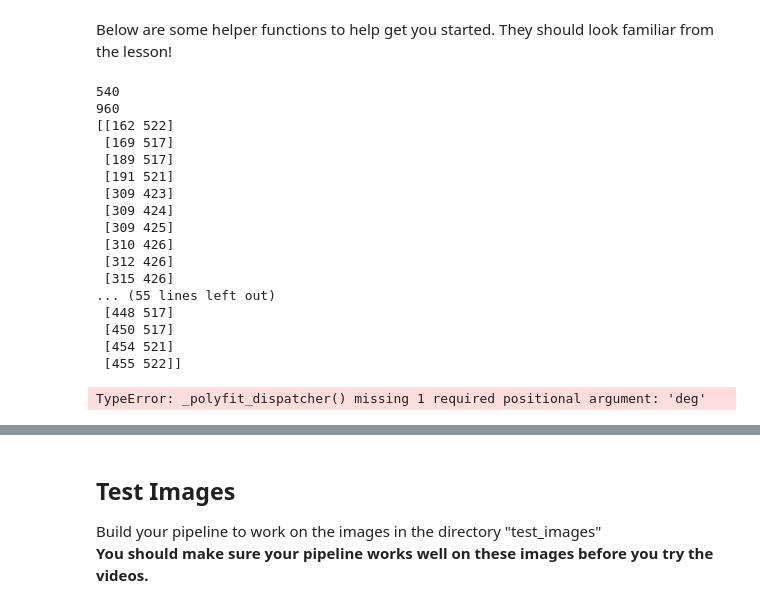
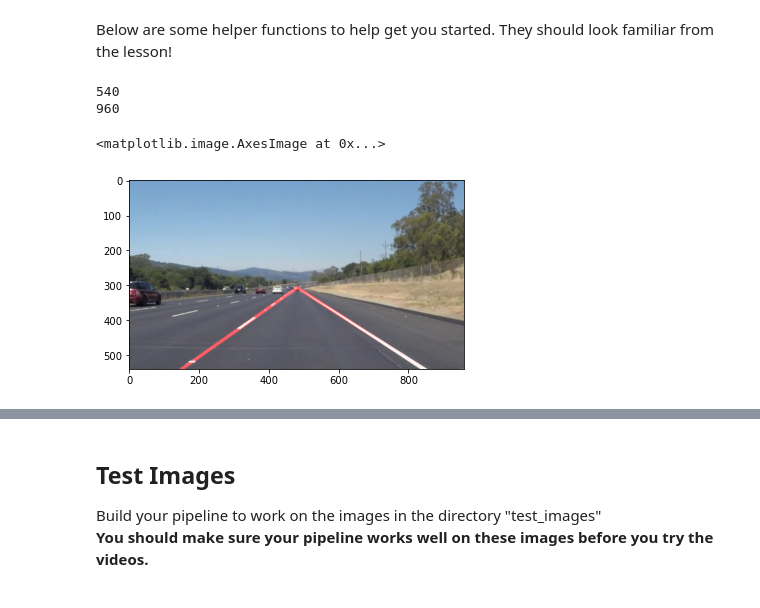
Before and after one commit to ChoKasem/LaneLines-Detection, a Jupyter notebook: P1.ipynb, the cells around one changed output, grey strips where cells are left out. Cells and saved outputs as stored; diff of their text form; code cells hidden in the pictures.

```diff
--- a/P1.ipynb
+++ b/P1.ipynb
@@ -258,34 +210,20 @@ def weighted_img(img, initial_img, α=0.8, β=1., γ=0.):
 # %%
 image = mpimg.imread('test_images/solidWhiteRight.jpg')
 original = image
 xsize = image.shape[0]
 print(xsize)
 ysize = image.shape[1]
 print(ysize)
 image = grayscale(image)
 image = canny(image, 100, 200)
 image = gaussian_blur(image,3)
-vertices = np.array([[(0,xsize),(ysize/2 - 10 , xsize/2 + 50), (ysize/2 + 20, xsize/2 + 50), (ysize,xsize)]], dtype=np.int32)
+vertices = np.array([[(140,xsize),(ysize/2 - 40 , xsize/2 + 60), (ysize/2 + 40, xsize/2 + 60), (ysize,xsize)]], dtype=np.int32)
 image = region_of_interest(image, vertices)
-image = hough_lines(image, 2, np.pi/180, 50, 17, 25 )
+image = hough_lines(image, 2, np.pi/180, 50, 10, 30 )
 image = weighted_img(image, original, 1., 1., 0)
 plt.imshow(image)
 # %% [output]
 540
 960
-[[162 522]
- [169 517]
- [189 517]
- [191 521]
- [309 423]
- [309 424]
- [309 425]
- [310 426]
- [312 426]
- [315 426]
-... (55 lines left out)
- [448 517]
- [450 517]
- [454 521]
- [455 522]]
-TypeError: _polyfit_dispatcher() missing 1 required positional argument: 'deg'
+<matplotlib.image.AxesImage at 0x...>
+[figure, added]
```
Also changed, not shown: parts of 9 cells of this notebook, 1 other file.
